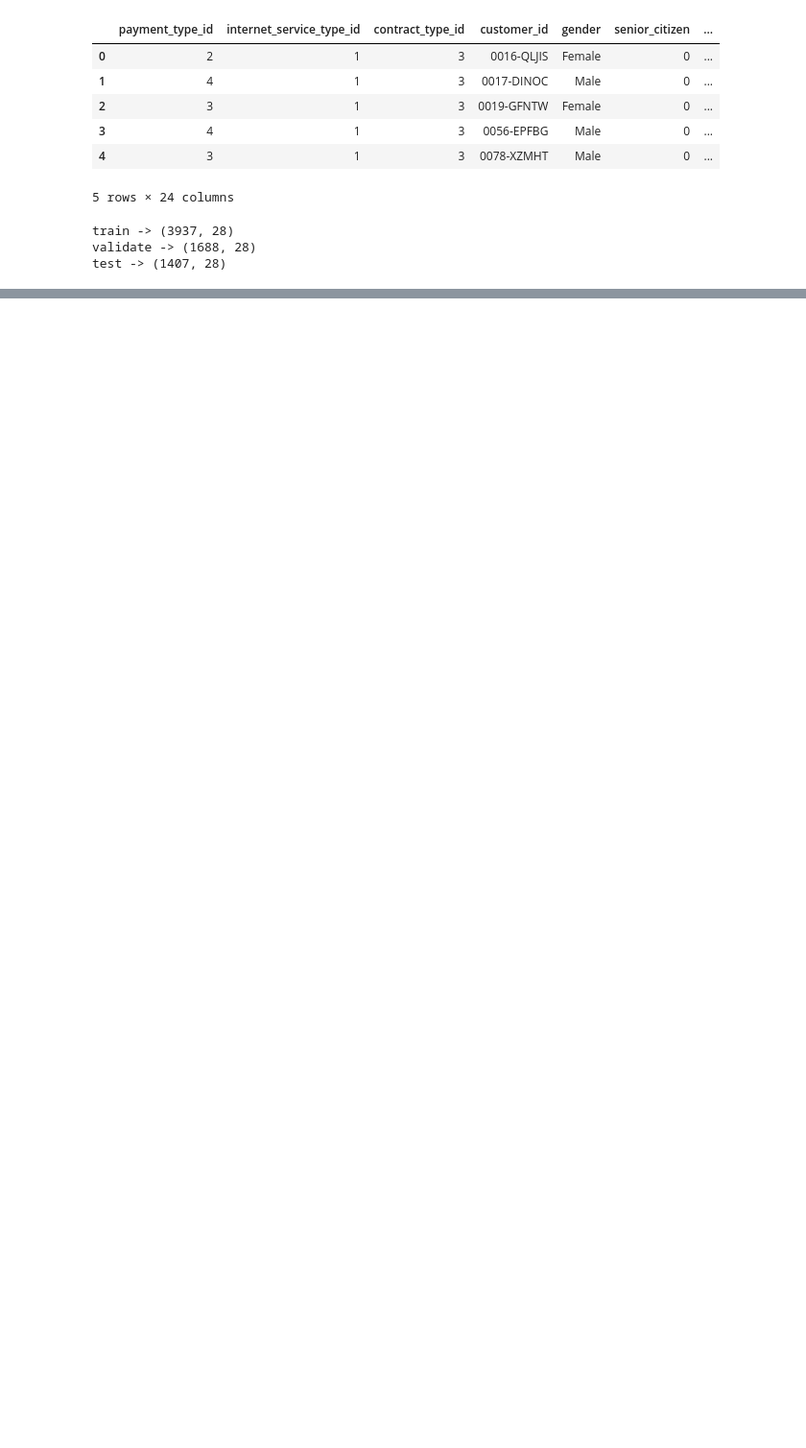
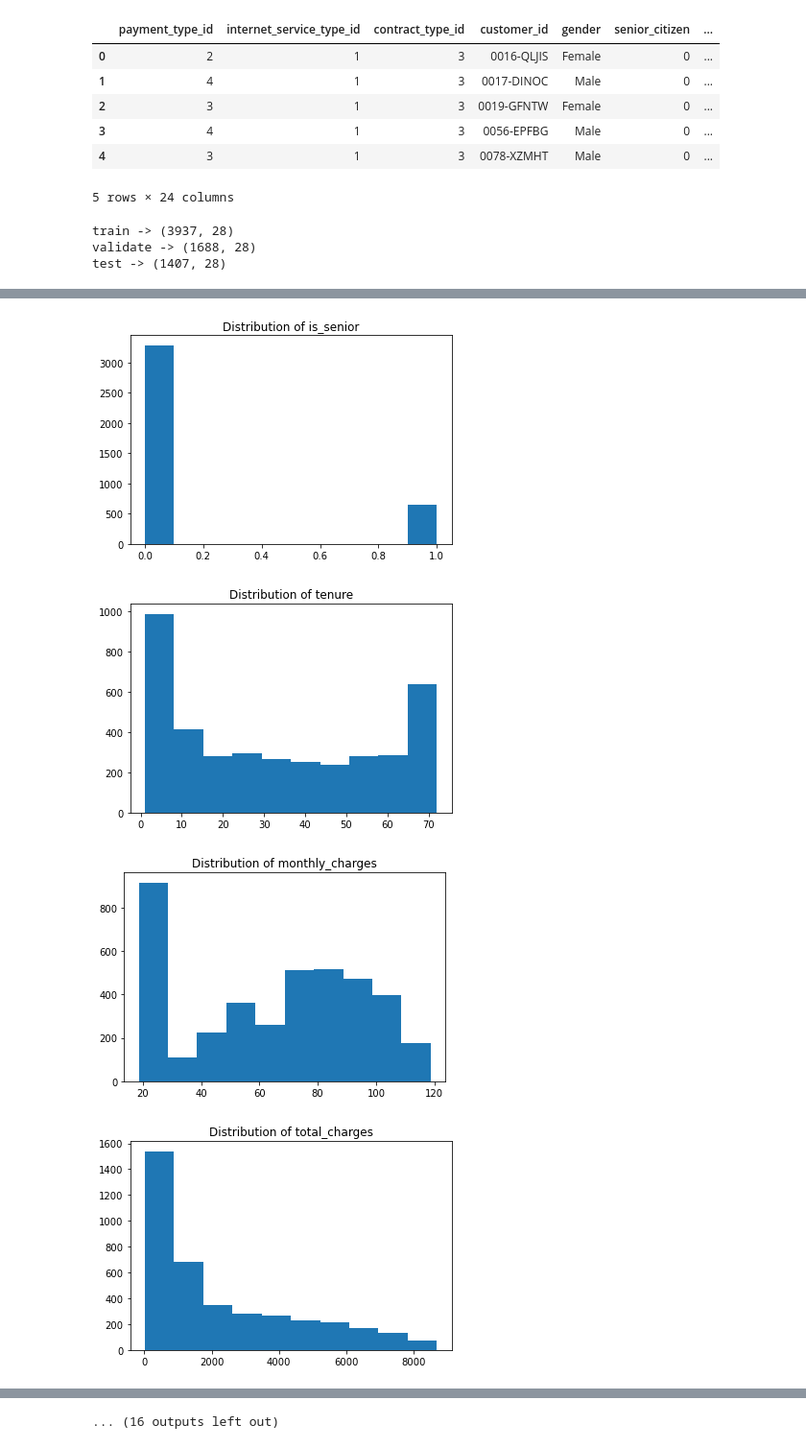
Before and after one commit to Brooke-Holyoak/telco_classification_project, a Jupyter notebook: Telco_scratch2.ipynb, the cells around one changed output, grey strips where cells are left out. Shown: that part at 96% size. Drawn from its saved outputs; the diff is of its cells as text; code cells hidden in the pictures; blank space fills up the shorter version.

```diff
--- a/Telco_scratch2.ipynb
+++ b/Telco_scratch2.ipynb
@@ -48,0 +72,7 @@ test -> (1407, 28)
+# %%
+num_distributions(train)
+# %% [output]
+[figure, added]
+[figure, added]
+[figure, added]
+[figure, added]
@@ -48,0 +87 @@ test -> (1407, 28)
+... (16 outputs left out)
```
Also changed, not shown: parts of 46 cells of this notebook, 3 other files.
